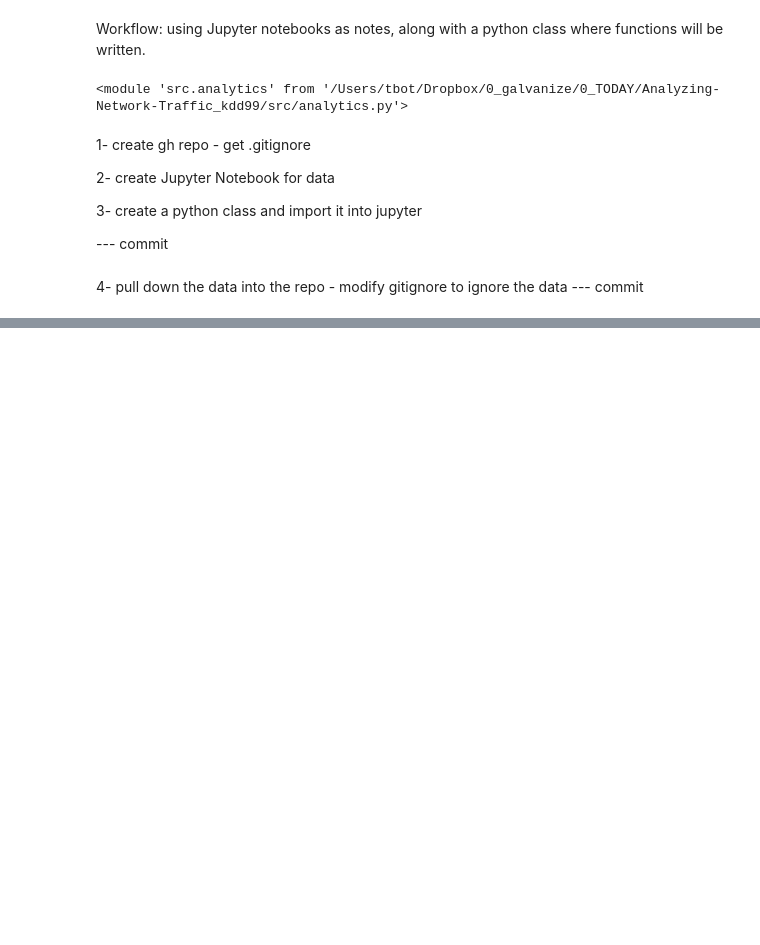
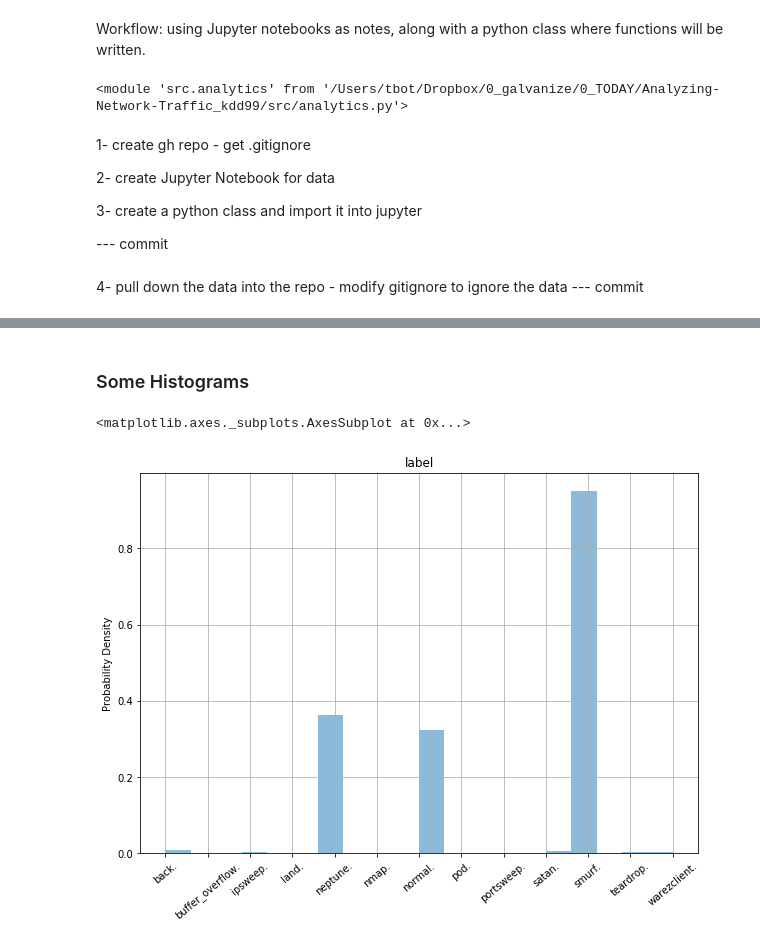
Before and after one commit to MnemoSemiotic/Analyzing-Network-Traffic_kdd99, a Jupyter notebook: Notes_day_1_Dataset_Exploration.ipynb, the cells around one changed output, grey strips where cells are left out. Saved outputs shown, nothing was run; the diff lists cells and outputs as text; code cells hidden in the pictures; blank space fills up the shorter version.

Commit message:
add basic histograms and heatmap

```diff
--- a/Notes_day_1_Dataset_Exploration.ipynb
+++ b/Notes_day_1_Dataset_Exploration.ipynb
@@ -25,0 +133,7 @@ tics.create_random_samples('data/kddcup.data_10_percent', 1000, sample_name)
+# %% [markdown]
+### Some Histograms
+# %%
+tics.plot_hist_basic(df, 'label')
+# %% [output]
+<matplotlib.axes._subplots.AxesSubplot at 0x...>
+[figure, added]
```
Also changed, not shown: parts of 13 cells of this notebook, 1 other file.
